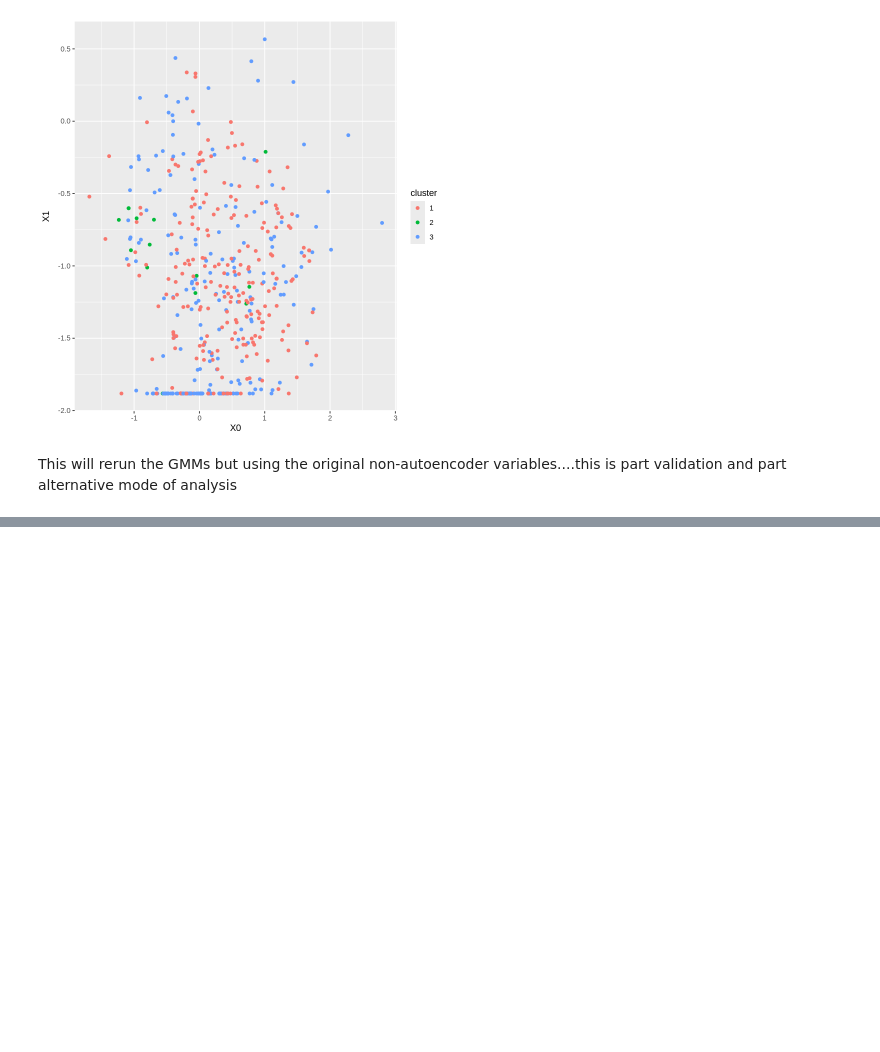
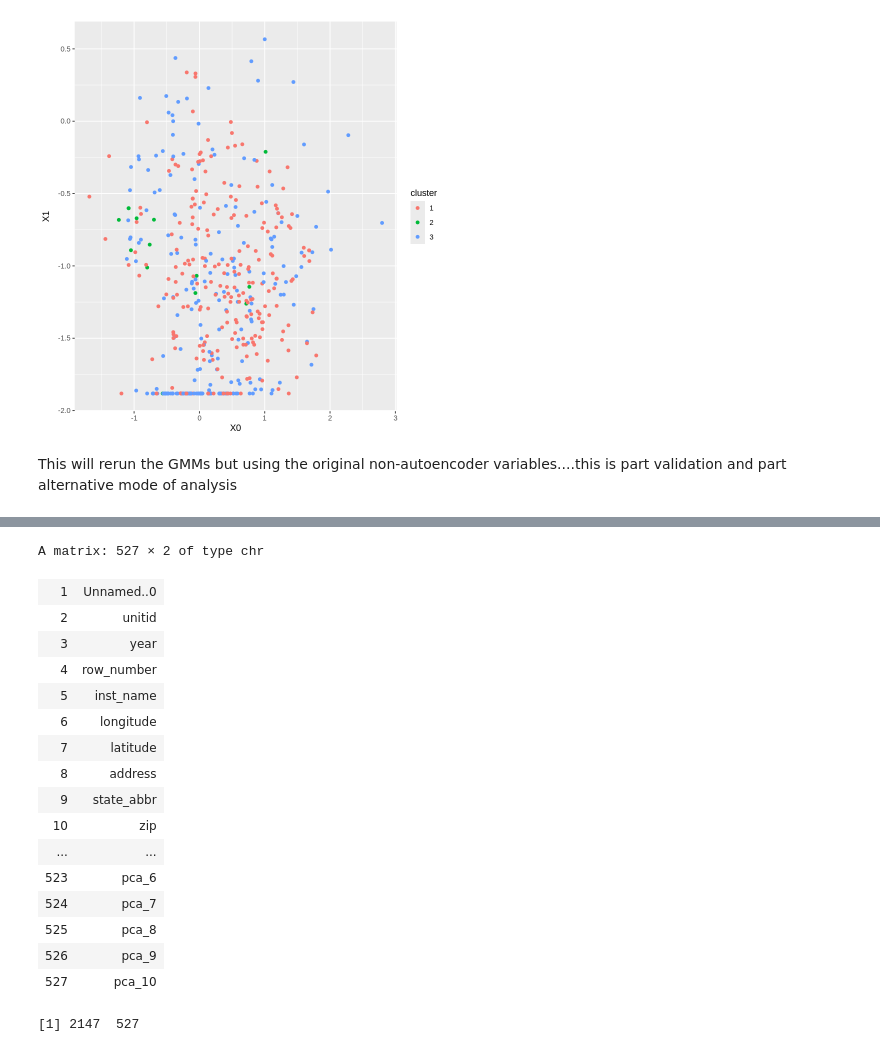
Before and after one commit to awagler2/NODE, a Jupyter notebook: GMM_again.ipynb, the cells around one changed output, grey strips where cells are left out. Saved outputs shown, nothing was run; the diff lists cells and outputs as text; code cells hidden in the pictures; blank space fills up the shorter version.

```diff
--- a/GMM_again.ipynb
+++ b/GMM_again.ipynb
@@ -363,30 +368,3 @@ write.csv(dat18,"results18.csv")
 write.csv(dat19,"results19.csv")
 write.csv(dat20,"results20.csv")
 write.csv(dat21,"results21.csv")
-# %%
-install.packages("mice")
-library(mice)
-dat.hsi2=scale(dat.hsi)
-imp=mice(dat.hsi2)
-dat.hsi3=complete(imp,"long")
-dat.hsi4=na.omit(dat.hsi3)
-head(dat.hsi4)
-dim(dat.hsi4)
-set.seed(32335)
-
-
-
-gmm2017 <- stepFlexmix(X0+X1+X2+X3+X4+X5+X6+X7+X8+X9+pca_1+pca_2+pca_3+pca_4+pca_5+pca_6+pca_7+pca_8+pca_9+pca_10 ~ 1 | unitid, data = dat.hsi4[dat.hsi4$year=="2017",], k = 2:5, model = FLXMRglm())
-plot(gmm2017,main="2017") # Visualize BIC/ICL values
-
-gmm2018 <- stepFlexmix(X0+X1+X2+X3+X4+X5+X6+X7+X8+X9+pca_1+pca_2+pca_3+pca_4+pca_5+pca_6+pca_7+pca_8+pca_9+pca_10  ~ 1 | unitid, data = dat.hsi4[dat.hsi4$year=="2018",], k = 2:5, model = FLXMRglm())
-plot(gmm2018,main="2018") # Visualize BIC/ICL values
-
-gmm2019 <- stepFlexmix(X0+X1+X2+X3+X4+X5+X6+X7+X8+X9+pca_1+pca_2+pca_3+pca_4+pca_5+pca_6+pca_7+pca_8+pca_9+pca_10  ~ 1 | unitid, data = dat.hsi4[dat.hsi4$year=="2019",], k = 2:5, model = FLXMRglm())
-plot(gmm2019,main="2019") # Visualize BIC/ICL values
-
-gmm2020 <- stepFlexmix(X0+X1+X2+X3+X4+X5+X6+X7+X8+X9+pca_1+pca_2+pca_3+pca_4+pca_5+pca_6+pca_7+pca_8+pca_9+pca_10  ~ 1 | unitid, data = dat.hsi4[dat.hsi4$year=="2020",], k = 2:5, model = FLXMRglm())
-plot(gmm2020,main="2020") # Visualize BIC/ICL values
-
-gmm2021 <- stepFlexmix(X0+X1+X2+X3+X4+X5+X6+X7+X8+X9+pca_1+pca_2+pca_3+pca_4+pca_5+pca_6+pca_7+pca_8+pca_9+pca_10  ~ 1 | unitid, data = dat.hsi4[dat.hsi4$year=="2021",], k = 2:5, model = FLXMRglm())
-plot(gmm2021,main="2021") # Visualize BIC/ICL values
@@ -396,0 +371,29 @@ ERROR: Error in colMeans(x, na.rm = TRUE): 'x' must be numeric
+# %%
+#install.packages("mice")
+#library(mice)
+#dat.hsi2=scale(dat.hsi)
+#imp=mice(dat.hsi2)
+#dat.hsi3=complete(imp,"long")
+#dat.hsi4=na.omit(dat.hsi3)
+cbind(1:527,names(dat.hsi))
+dim(dat.hsi)
+set.seed(32335)
+# %% [output]
+A matrix: 527 × 2 of type chr
+| 1 | Unnamed..0 |
+| 2 | unitid |
+| 3 | year |
+| 4 | row_number |
+| 5 | inst_name |
+| 6 | longitude |
+| 7 | latitude |
+| 8 | address |
+| 9 | state_abbr |
+| 10 | zip |
+| ... | ... |
+| 523 | pca_6 |
+| 524 | pca_7 |
+| 525 | pca_8 |
+| 526 | pca_9 |
+| 527 | pca_10 |
+[1] 2147  527
```
Also changed, not shown: parts of 5 cells of this notebook.
